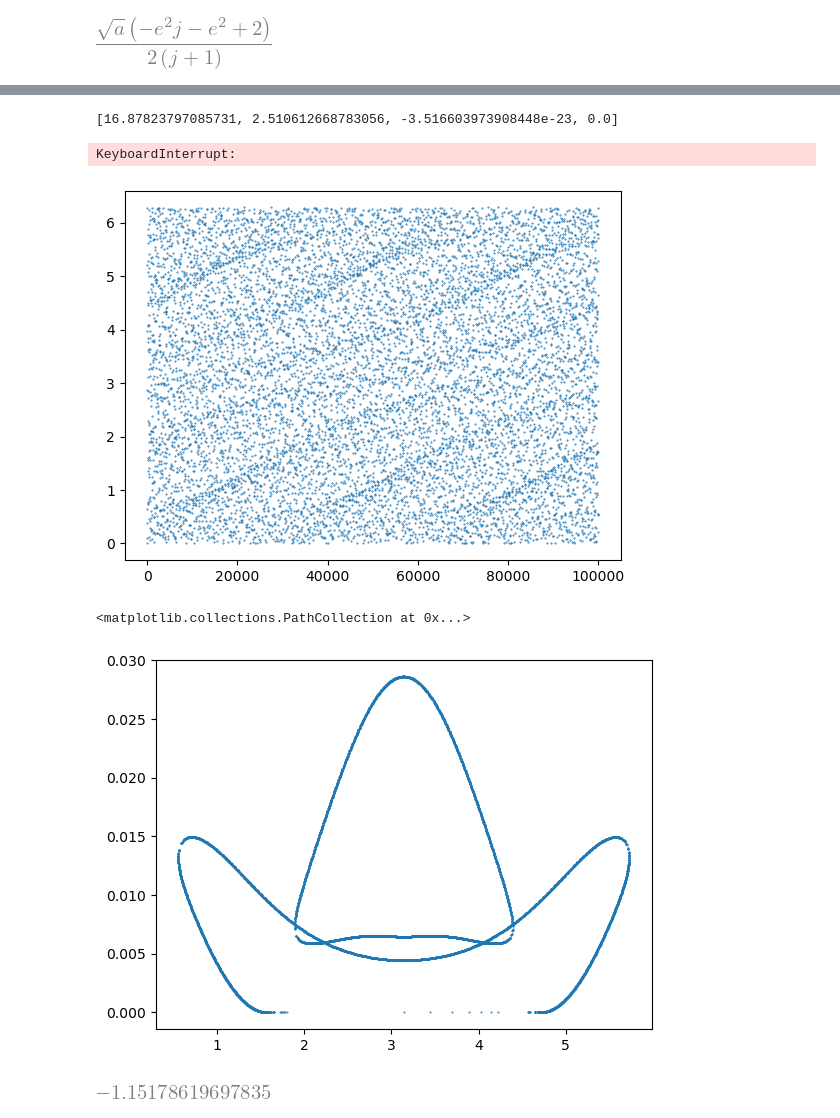
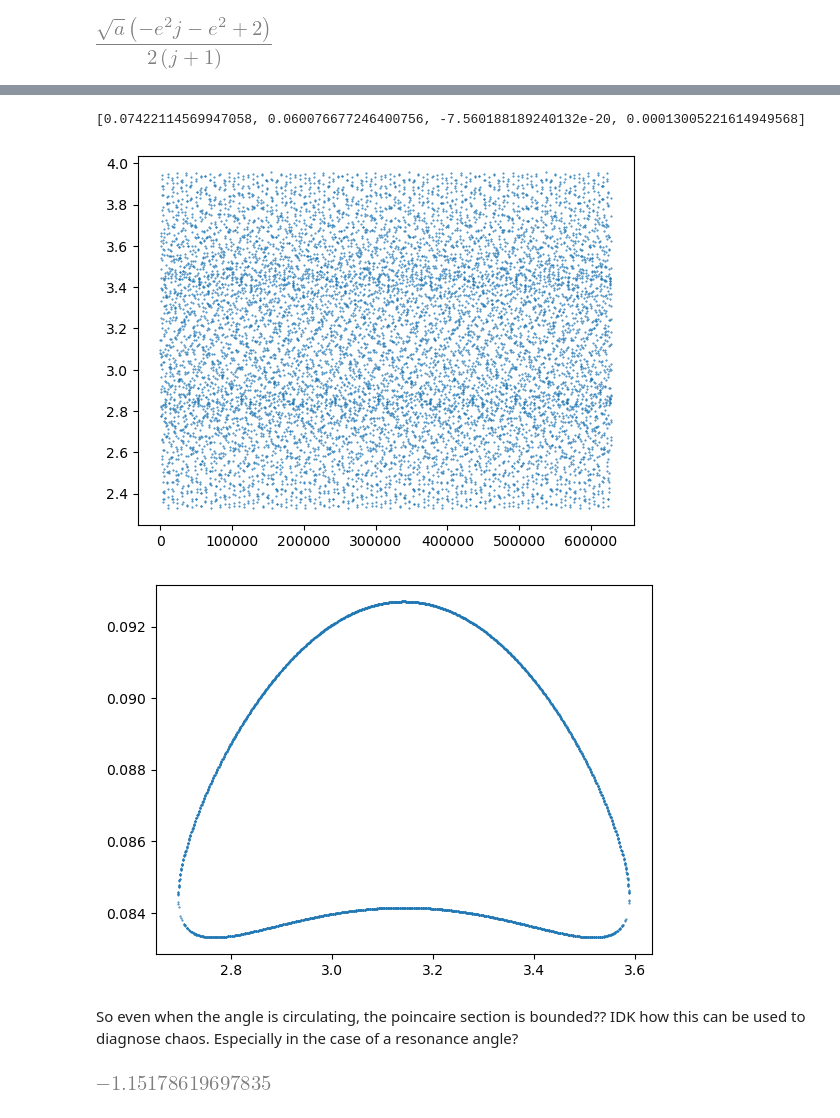
Before and after one commit to jtlaune/wc-apsidal-precession, a Jupyter notebook: paper-2-poincaire.ipynb, the cells around one changed output, grey strips where cells are left out. Saved outputs shown, nothing was run; the diff lists cells and outputs as text; code cells hidden in the pictures.

```diff
--- a/paper-2-poincaire.ipynb
+++ b/paper-2-poincaire.ipynb
@@ -47,8 +49,8 @@ params = {
     b1_3_2: 0,  # 12.08476062046314,
     b2_3_2: 0,  # 10.485706741948807,
     ep: 0.1,
-    om: 1e-2,
-    omp: 2e-2,
+    om: 1e-3,
+    omp: 1e-2,
     np:np_sel,
     ap:ap_sel,
     "th0":npy.pi,
@@ -140,10 +140,10 @@ plt.show()
 # %%
 th0val = npy.pi
-thpval = 0
-Hval = -1.14488161255
-Jval = 0.00000001
+thpval = 1
+Hval = -1.1474#-1.14488161255
+Jval = 0.06#0.00000001
 
-Jpval = brentq(lambda x: _(th0val, thpval, Jval, x)-Hval, 0,0.4,xtol=1e-16)
+Jpval = brentq(lambda x: _(th0val, thpval, Jval, x)-Hval, 0,0.32,xtol=1e-16)
 
 initconds = [
     th0val,
@@ -177,7 +179,8 @@ plt.show()
 print(func(0,initconds))
 
 def section_thp(t, x0):
-    return npy.sin(x0[1])
+    #return npy.sin(x0[1])
+    return (x0[1]+npy.pi) % (2*npy.pi) - npy.pi
 
 def section_th(t, x0):
     return npy.sin(x0[0])
@@ -198,32 +201,40 @@ sol = sp.integrate.solve_ivp(
     events=[section_thp, section_th],
 )
 # %% [output]
-[16.87823797085731, 2.510612668783056, -3.516603973908448e-23, 0.0]
+[0.07422114569947058, 0.060076677246400756, -7.560188189240132e-20, 0.00013005221614949568]
-KeyboardInterrupt:
 # %%
 plt.clf()
-#plt.scatter(sol.t,sol.y[0,:]%(2*npy.pi),s=0.2)
-plt.scatter(sol.t/(2*npy.pi),sol.y[1,:]%(2*npy.pi),s=0.2)
+plt.scatter(sol.t,sol.y[0,:]%(2*npy.pi),s=0.2)
+#plt.scatter(sol.t/(2*npy.pi),sol.y[1,:]%(2*npy.pi),s=0.2)
 #plt.scatter(sol.t,sol.y[2,:],s=0.2)
 #plt.scatter(sol.t,_(sol.y[0,:],sol.y[1,:],sol.y[2,:],sol.y[3,:],))
 plt.show()
 # %% [output]
-[figure, old version]
+[figure, new version]
 # %%
 ev = sol.y_events[0]
 te = sol.t_events[0]
 #ev = sol.y_events[1]
 #te = sol.t_events[1]
 
+#evthp = (ev[:,1]+npy.pi) % (2*npy.pi) - npy.pi
+#inds =npy.abs(evthp)<0.1
+evthp = (ev[:,1]) % (2*npy.pi)
+inds =npy.abs(evthp-npy.pi)<0.1
+
 X = ev[:,0] % (2*npy.pi)
 Y = ev[:,2]
-#X = ev[:,1] % (2*npy.pi)
-#Y = ev[:,3]
+#Y = ev[:,2]+ev[:,3]
 
-plt.scatter(X,Y,s=0.2)
+#inds = npy.isclose(X,0)
+
+plt.clf()
+plt.scatter(X[inds],Y[inds],s=0.2)
+plt.show()
 # %% [output]
-<matplotlib.collections.PathCollection at 0x...>
-[figure, old version]
+[figure, new version]
+# %% [markdown]
+So even when the angle is circulating, the poincaire section is bounded?? IDK how this can be used to diagnose chaos. Especially in the case of a resonance angle?
 # %%
 H10 = (
     H1_expr.subs({th: params["th0"], thp: params["thp0"], J: 0.020255, Jp: 0.3613})
```
Also changed, not shown: parts of 7 cells of this notebook, 1 other file.
